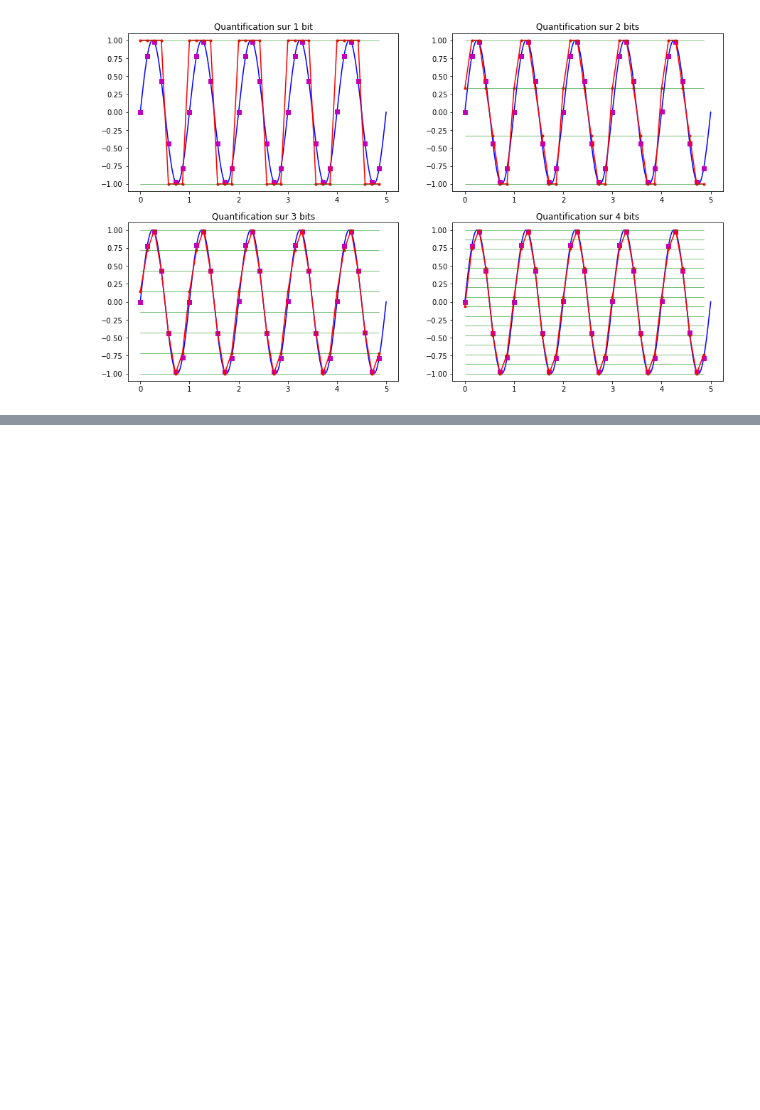
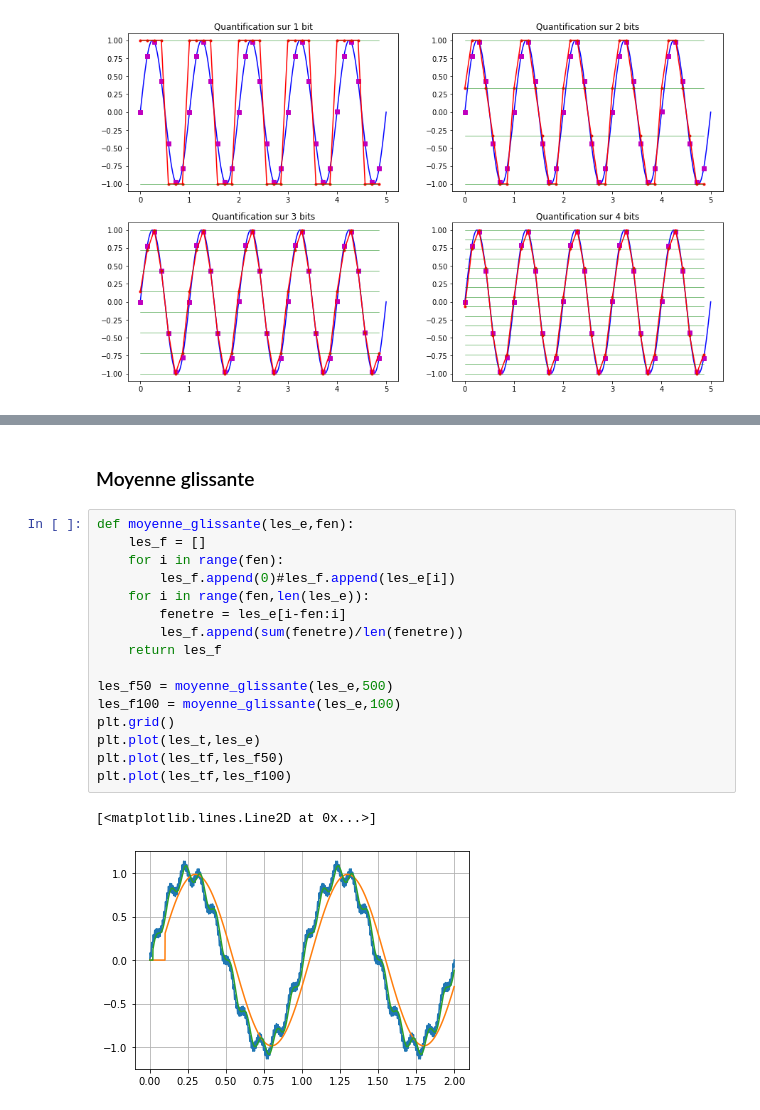
Before and after one commit to xpessoles/PSI_Cy_03_ConceptionCommande, a Jupyter notebook: Chapitre_02_CorrecteursNumeriques/01_Cy_03_02_Jupyter/FiltrageNumerique.ipynb, the cells around one changed output, grey strips where cells are left out. Cells and saved outputs as stored; diff of their text form; blank space fills up the shorter version.

```diff
--- a/Chapitre_02_CorrecteursNumeriques/01_Cy_03_02_Jupyter/FiltrageNumerique.ipynb
+++ b/Chapitre_02_CorrecteursNumeriques/01_Cy_03_02_Jupyter/FiltrageNumerique.ipynb
@@ -268,0 +301,21 @@ Text(0.5, 1.0, 'Quantification sur 4 bits')
+# %% [markdown]
+### Moyenne glissante
+# %%
+def moyenne_glissante(les_e,fen):
+    les_f = []
+    for i in range(fen):
+        les_f.append(0)#les_f.append(les_e[i])
+    for i in range(fen,len(les_e)):
+        fenetre = les_e[i-fen:i]
+        les_f.append(sum(fenetre)/len(fenetre))
+    return les_f
+
+les_f50 = moyenne_glissante(les_e,500)
+les_f100 = moyenne_glissante(les_e,100)
+plt.grid()
+plt.plot(les_t,les_e)
+plt.plot(les_tf,les_f50)
+plt.plot(les_tf,les_f100)
+# %% [output]
+[<matplotlib.lines.Line2D at 0x...>]
+[figure, added]
```
Also changed, not shown: parts of 8 cells of this notebook, 1 other file.
